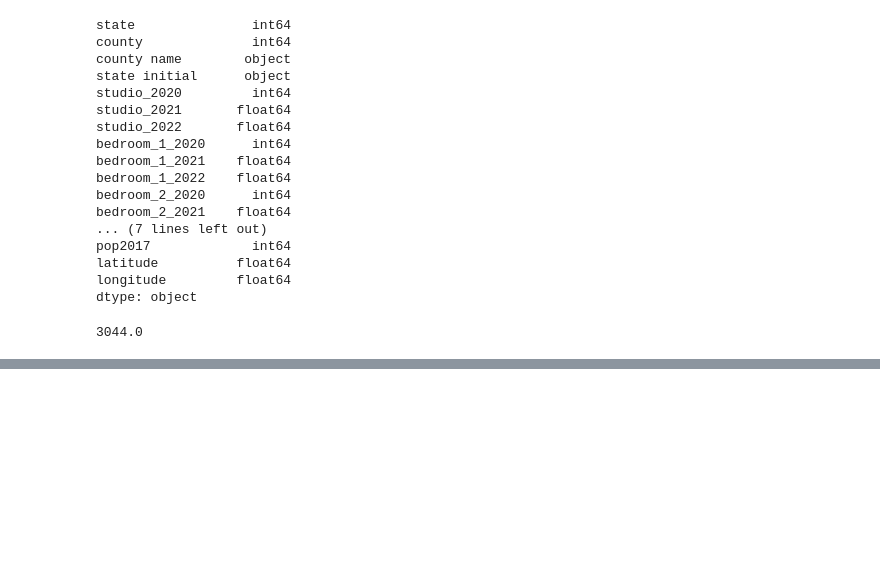
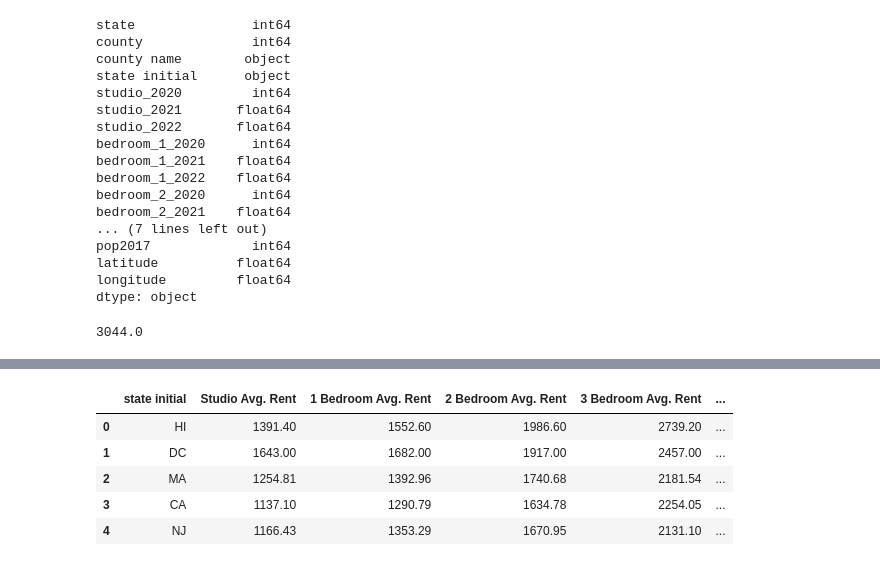
Before and after one commit to Boot-Team-7/project_1_materials, a Jupyter notebook: Sheyla/Project 1- Rents New.ipynb, the cells around one changed output, grey strips where cells are left out. Saved outputs shown, nothing was run; the diff lists cells and outputs as text; code cells hidden in the pictures; blank space fills up the shorter version.

```diff
--- a/Sheyla/Project 1- Rents New.ipynb
+++ b/Sheyla/Project 1- Rents New.ipynb
@@ -451,0 +483,10 @@ fig
+# %%
+top_5_state_cleaned = pd.merge(top_5_state_rent_21, state_coordinates , how="left", on="state initial")
+top_5_state_cleaned
+# %% [output]
+|  | state initial | Studio Avg. Rent | 1 Bedroom Avg. Rent | 2 Bedroom Avg. Rent | 3 Bedroom Avg. Rent | ... |
+| 0 | HI | 1391.40 | 1552.60 | 1986.60 | 2739.20 | ... |
+| 1 | DC | 1643.00 | 1682.00 | 1917.00 | 2457.00 | ... |
+| 2 | MA | 1254.81 | 1392.96 | 1740.68 | 2181.54 | ... |
+| 3 | CA | 1137.10 | 1290.79 | 1634.78 | 2254.05 | ... |
+| 4 | NJ | 1166.43 | 1353.29 | 1670.95 | 2131.10 | ... |
```
Also changed, not shown: parts of 10 cells of this notebook.
